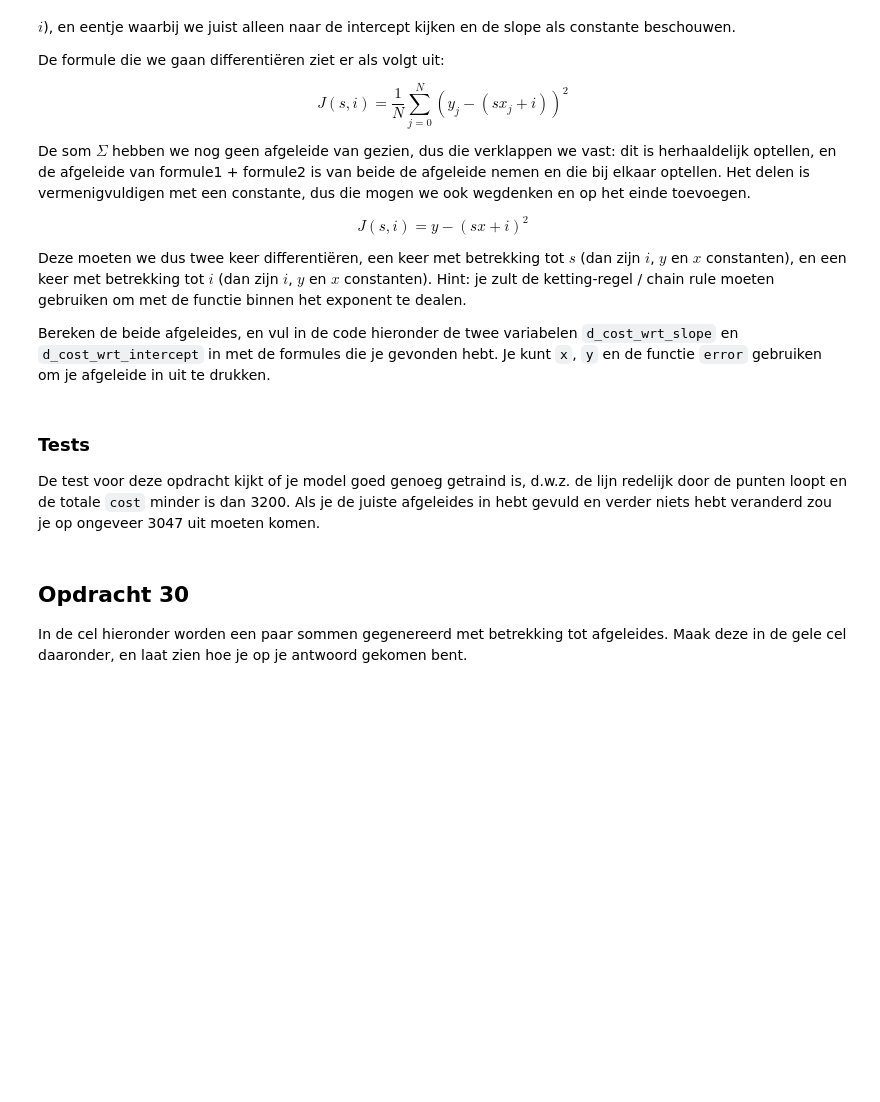
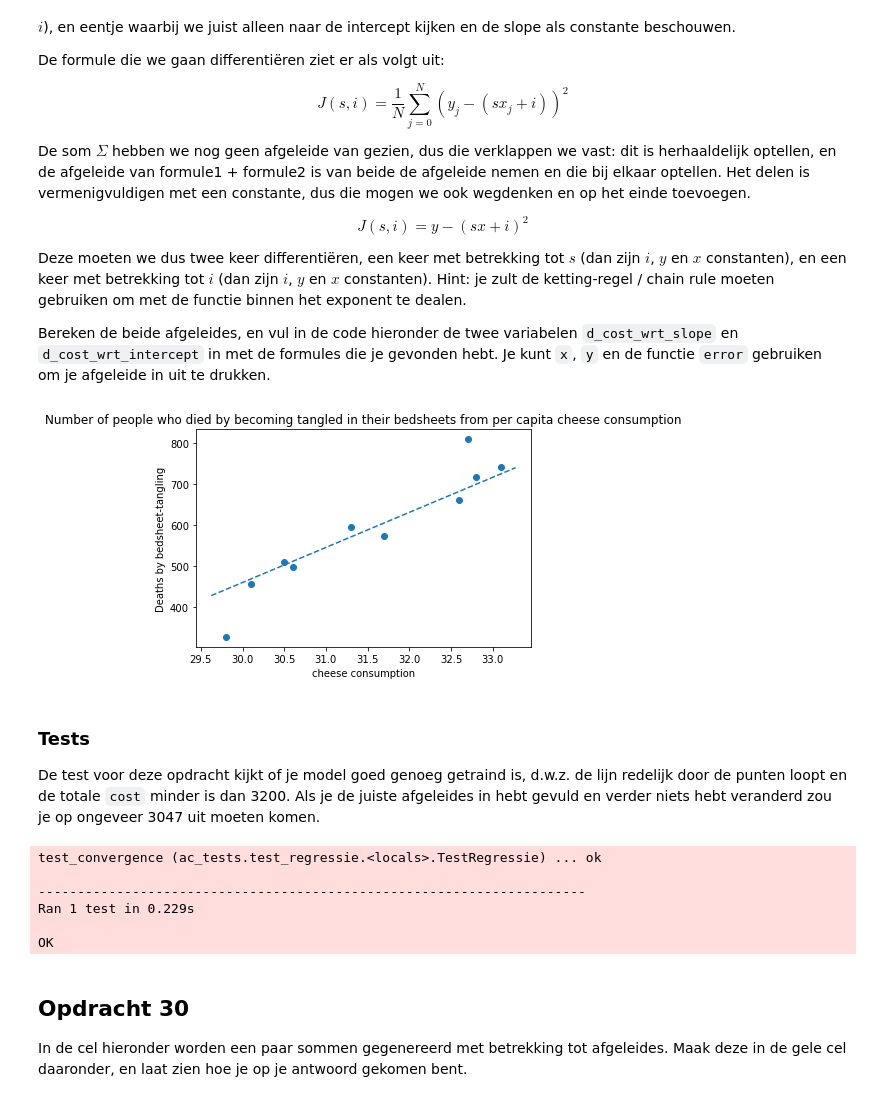
Before and after one commit to wail0152/Werkboek-AC, a Jupyter notebook: AC Werkboek.ipynb, the cells around one changed output. Cells and saved outputs as stored; diff of their text form; code cells hidden in the pictures; blank space fills up the shorter version.

```diff
--- a/AC Werkboek.ipynb
+++ b/AC Werkboek.ipynb
@@ -2643,42 +2679,52 @@ def gradient(data, slope, intercept):
         return predict(x) - y
 
     total_grad_wrt_slope = 0
     total_grad_wrt_intercept = 0
+
     for x, y in data.items():
-
-        d_cost_wrt_slope = None            # TODO
-        d_cost_wrt_intercept = None        # TODO
-
+        err = error(x, y)
+        d_cost_wrt_slope = err * x
+        d_cost_wrt_intercept = err
         total_grad_wrt_slope += d_cost_wrt_slope * learn_rate_slope
         total_grad_wrt_intercept += d_cost_wrt_intercept * learn_rate_intercept
+
     return total_grad_wrt_slope / len(data), total_grad_wrt_intercept / len(data)
 
 def train(data):
     guess_slope = 0
     guess_intercept = 0
 
     count = 0
     previous = 0
 
     new = cost(data, guess_slope, guess_intercept)
 
     while abs(previous - new) > 0.01 and count < 10000:
         count += 1
         previous = new
         update_slope, update_intercept = gradient(data, guess_slope, guess_intercept)
         guess_slope -= update_slope
         guess_intercept -= update_intercept
         new = cost(data, guess_slope, guess_intercept)
 
     return guess_slope, guess_intercept
 
 s, i = train(data)
 plot_data29(data, s, i)
+# %% [output]
+[figure, added]
 # %% [markdown]
 ### Tests
 De test voor deze opdracht kijkt of je model goed genoeg getraind is, d.w.z. de lijn redelijk door de punten loopt en de totale `cost` minder is dan 3200. Als je de juiste afgeleides in hebt gevuld en verder niets hebt veranderd zou je op ongeveer 3047 uit moeten komen.
 # %%
 test_regressie(train, gradient, cost, data)
+# %% [output]
+test_convergence (ac_tests.test_regressie.<locals>.TestRegressie) ... ok
+
+----------------------------------------------------------------------
+Ran 1 test in 0.229s
+
+OK
 # %% [markdown]
 ## Opdracht 30
 
```
Also changed, not shown: parts of 21 cells of this notebook.
